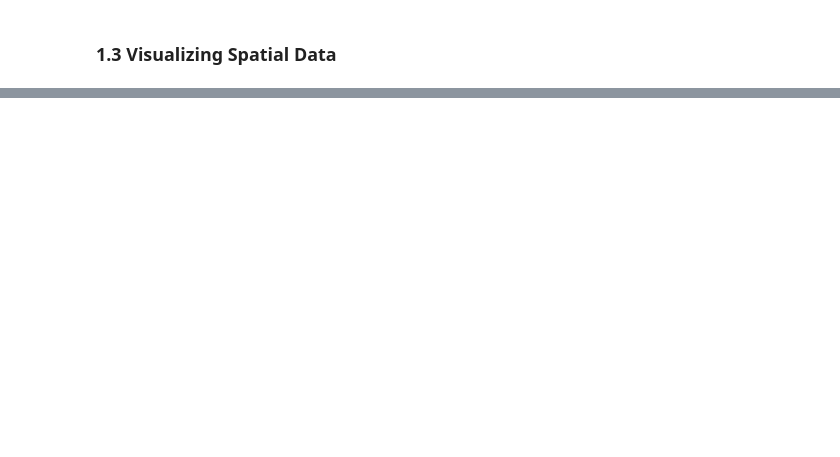
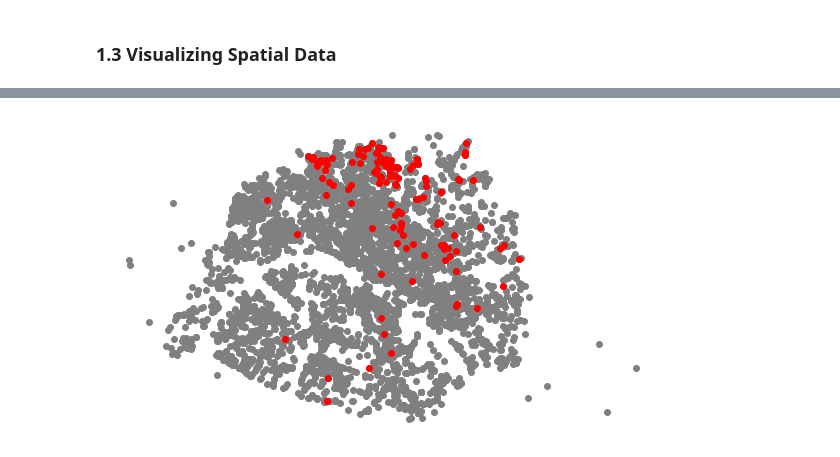
Before and after one commit to mxagar/space_exploration, a Jupyter notebook: geospatial_data_guide/lab/01_Intro_GeoPandas.ipynb, the cells around one changed output, grey strips where cells are left out. Saved outputs shown, nothing was run; the diff lists cells and outputs as text; code cells hidden in the pictures; blank space fills up the shorter version.

```diff
--- a/geospatial_data_guide/lab/01_Intro_GeoPandas.ipynb
+++ b/geospatial_data_guide/lab/01_Intro_GeoPandas.ipynb
@@ -109,0 +179,3 @@ If we use `.plot()` on a `GeoDataFrame`, the `geometry` column will be plotted,
+# %%
+df = pd.read_csv(DATA_PATH_PARIS+"paris_restaurants.csv")
+restaurants = gpd.GeoDataFrame(df, geometry=gpd.points_from_xy(df.x, df.y))
@@ -109,0 +208,12 @@ If we use `.plot()` on a `GeoDataFrame`, the `geometry` column will be plotted,
+# %%
+# Take a subset of the African restaurants
+african_restaurants = restaurants[restaurants['type'] == 'African restaurant']
+# %%
+# Make a multi-layered plot
+fig, ax = plt.subplots(figsize=(10, 10))
+restaurants.plot(ax=ax, color='grey')
+african_restaurants.plot(ax=ax, color='red')
+# Remove the box, ticks and labels
+ax.set_axis_off()
+# %% [output]
+[figure, added]
```
Also changed, not shown: parts of 16 cells of this notebook.
